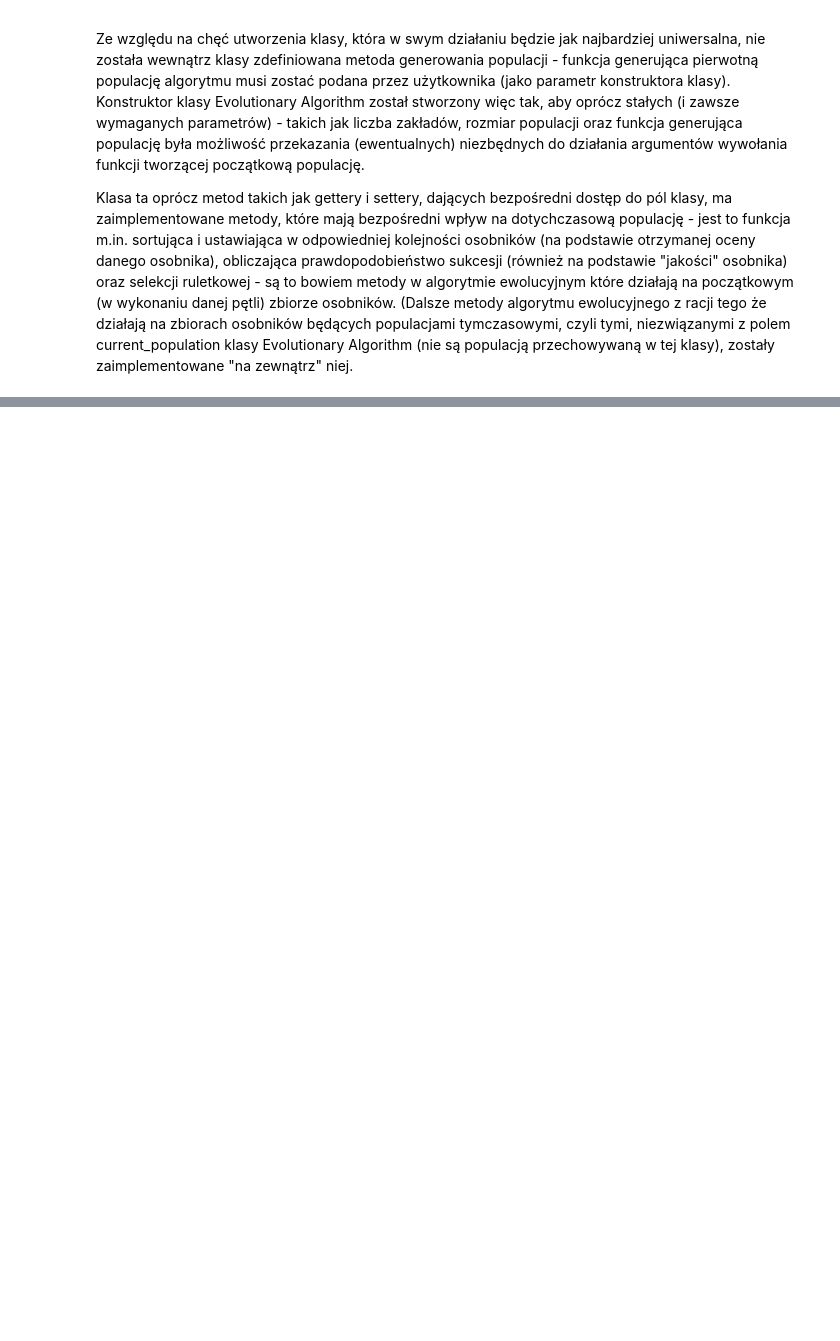
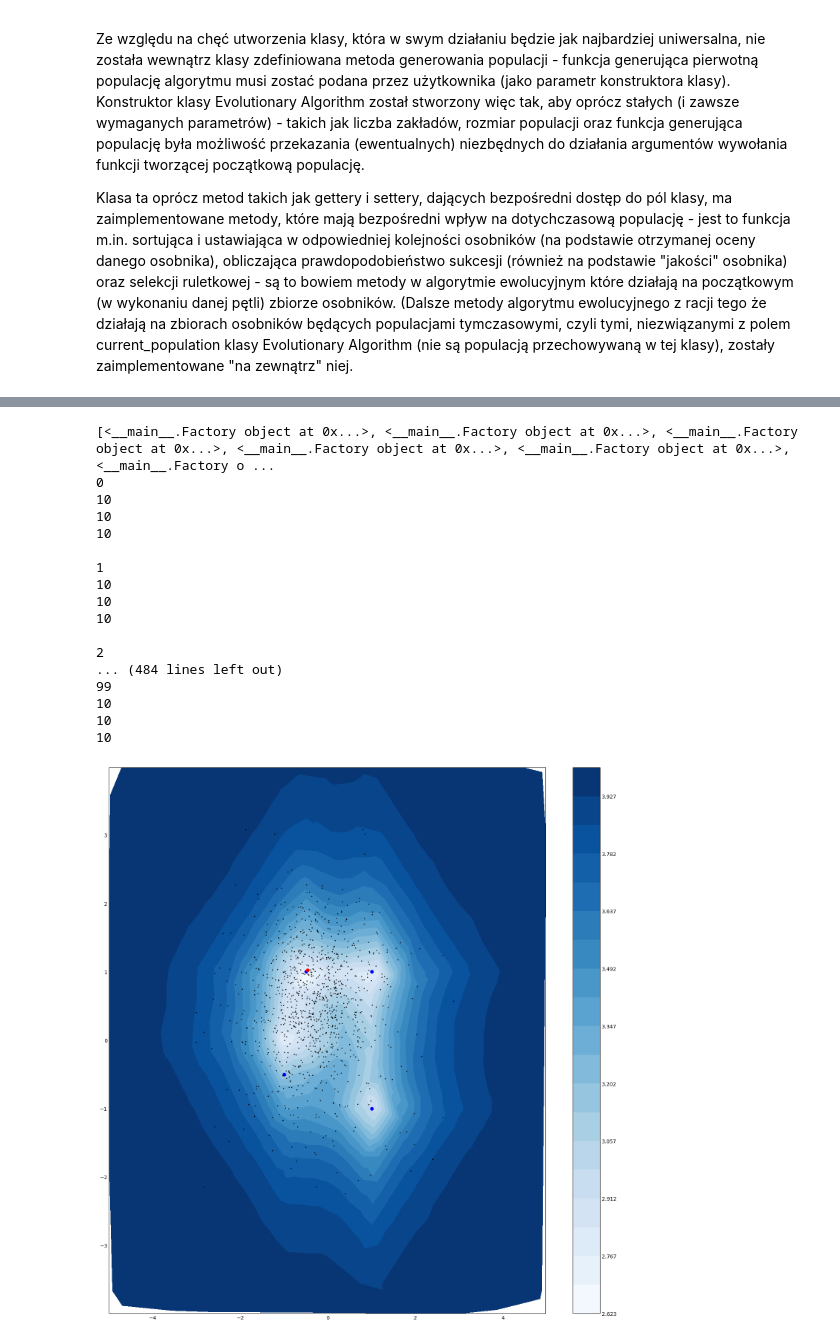
Before and after one commit to goshakowska/AI_evolutionary_algorithm, a Jupyter notebook: WSI_LAB_2.ipynb, the cells around one changed output, grey strips where cells are left out. Cells and saved outputs as stored; diff of their text form; code cells hidden in the pictures; blank space fills up the shorter version.

```diff
--- a/WSI_LAB_2.ipynb
+++ b/WSI_LAB_2.ipynb
@@ -500,13 +477,17 @@ def generate_population(factory_resources: List[FactoryResource], population_siz
 resources = [FactoryResource(1, [1, 1], 20), FactoryResource(2, [-0.5, 1], 10), FactoryResource(3, [-1, -0,5], 5), FactoryResource(4, [1, -1], 10)]
 
 algorithm = EvolutionaryAlgorithm(resources, 10, generate_population, -1, 1)
-print(algorithm.get_current_population())
+# print(algorithm.get_current_population())
 lista_jakas, osobnik_idealny = algorithm.evolutionary_algorithm(factory_fitness_function, 3, 0.3, 1000)
 
-for each_generation in lista_jakas:
-    print(len(each_generation))
-    for each_element in each_generation:
-        print(each_element.get_coordinates(), each_element.get_generation_name())
-print(len(lista_jakas))
-print(osobnik_idealny.get_coordinates(), osobnik_idealny.get_generation_name())
+print(lista_jakas)
+
+
+
+# for each_generation in lista_jakas:
+#     print(len(each_generation))
+#     for each_element in each_generation:
+#         print(each_element.get_coordinates(), each_element.get_generation_name())
+# print(len(lista_jakas))
+# print(osobnik_idealny.get_coordinates(), osobnik_idealny.get_generation_name())
 # %% [output]
@@ -529,0 +566,57 @@ print(osobnik_idealny.get_coordinates(), osobnik_idealny.get_generation_name())
+# %%
+resources = [FactoryResource(1, [1, 1], 20), FactoryResource(2, [-0.5, 1], 10), FactoryResource(3, [-1, -0,5], 5), FactoryResource(4, [1, -1], 10)]
+
+algorithm = EvolutionaryAlgorithm(resources, 10, generate_population, -1, 1)
+print(algorithm.get_current_population())
+analysed_generations, best_individual = algorithm.evolutionary_algorithm(factory_fitness_function, 0.5, 0.3, 100)
+
+
+plt.style.use('_mpl-gallery-nogrid')
+plt.rcParams["figure.figsize"] = (15, 15)
+#####################################################################################################################
+resources_coord = [[1, -0.5, -1, 1],[1, 1, -0,5, -1]]
+x_coordinates, y_coordinates = extract_coordinates_data(analysed_generations)
+
+
+np.random.seed(1)
+x_values = np.random.uniform(-5, 5, 1000)
+y_values = np.random.uniform(-4, 4, 1000)
+coordinates_in_graph = [[x, y] for x, y in zip(x_values, y_values)]
+z_values = np.array(graph_factory_fitness_function(coordinates_in_graph, resources))
+
+levels = np.linspace(z_values.min(), z_values.max(), 20)
+fig, ax = plt.subplots()
+
+# ax.plot(x_values, y_values, 'o', markersize=2, color='grey')
+# plt.xlabel('X axis', fontsize=10)
+# plt.ylabel('Y axis', fontsize=10)
+ax.plot(x_coordinates, y_coordinates, 'o', markersize=1, color='k')
+ax.tricontourf(x_values, y_values, z_values, levels=levels)
+graph = ax.tricontourf(x_values, y_values, z_values, levels=levels)
+fig.colorbar(graph)
+ax.scatter([1, -0.5, -1, 1], [1, 1, -0.5, -1], color='b')
+ax.scatter(best_individual.get_coordinates()[0], best_individual.get_coordinates()[1], color='r')
+
+
+
+
+plt.show()
+# %% [output]
+[<__main__.Factory object at 0x...>, <__main__.Factory object at 0x...>, <__main__.Factory object at 0x...>, <__main__.Factory object at 0x...>, <__main__.Factory object at 0x...>, <__main__.Factory o ...
+0
+10
+10
+10
+
+1
+10
+10
+10
+
+2
+... (484 lines left out)
+99
+10
+10
+10
+[figure, added]
```
Also changed, not shown: parts of 14 cells of this notebook.
